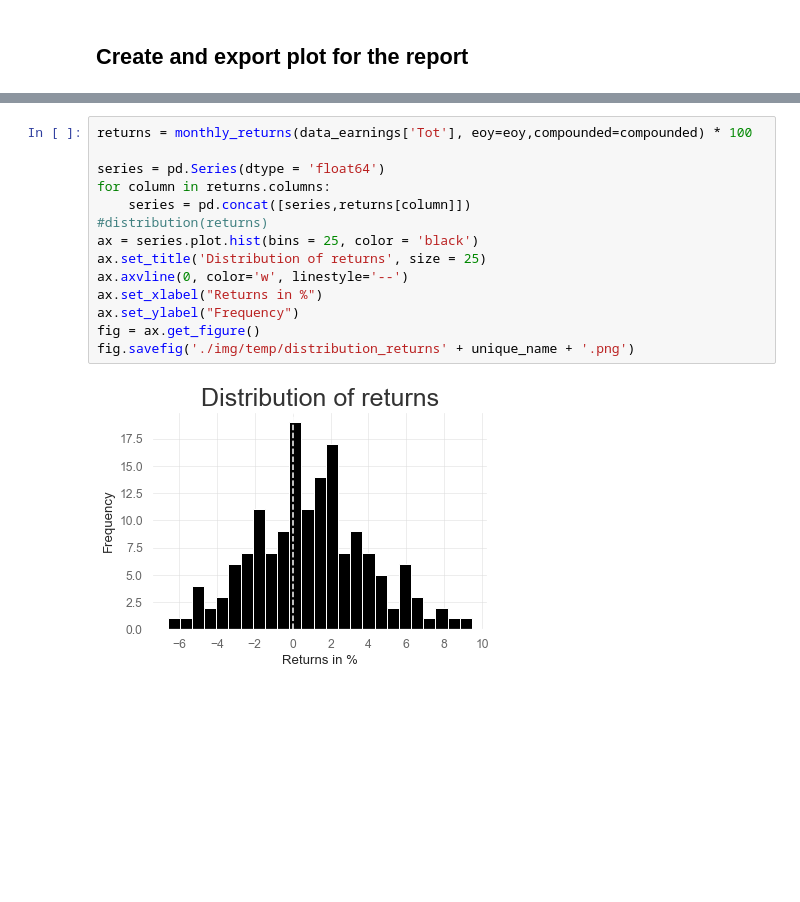
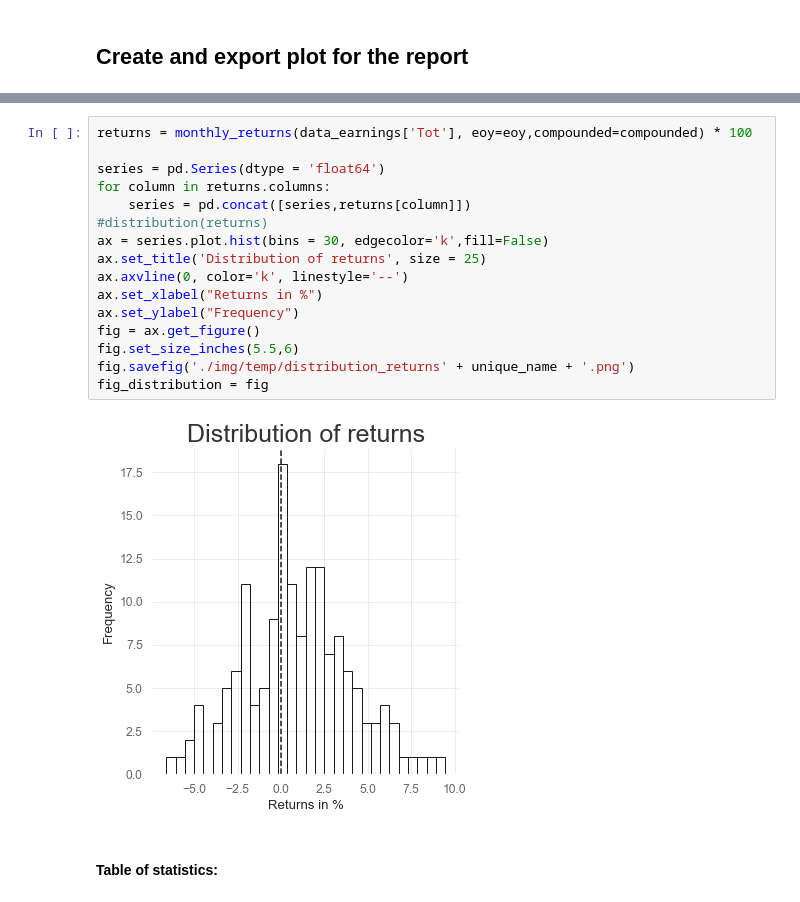
Before and after one commit to zazzooo/AW, a Jupyter notebook: report.ipynb, the cells around one changed output, grey strips where cells are left out. Cells and saved outputs as stored; diff of their text form; blank space fills up the shorter version.

```diff
--- a/report.ipynb
+++ b/report.ipynb
@@ -117,19 +111,23 @@ plt.savefig('./img/temp/table_montly_returns' + unique_name + '.png')
 # %%
 returns = monthly_returns(data_earnings['Tot'], eoy=eoy,compounded=compounded) * 100
 
 series = pd.Series(dtype = 'float64')
 for column in returns.columns:
     series = pd.concat([series,returns[column]])
 #distribution(returns)
-ax = series.plot.hist(bins = 25, color = 'black')
+ax = series.plot.hist(bins = 30, edgecolor='k',fill=False)
 ax.set_title('Distribution of returns', size = 25)
-ax.axvline(0, color='w', linestyle='--')
+ax.axvline(0, color='k', linestyle='--')
 ax.set_xlabel("Returns in %")
 ax.set_ylabel("Frequency")
 fig = ax.get_figure()
+fig.set_size_inches(5.5,6)
 fig.savefig('./img/temp/distribution_returns' + unique_name + '.png')
+fig_distribution = fig
 # %% [output]
-[figure, old version]
+[figure, new version]
+# %% [markdown]
+#### Table of statistics:
 # %%
 # create table of stats
 
```
Also changed, not shown: parts of 13 cells of this notebook, 8 other files.
